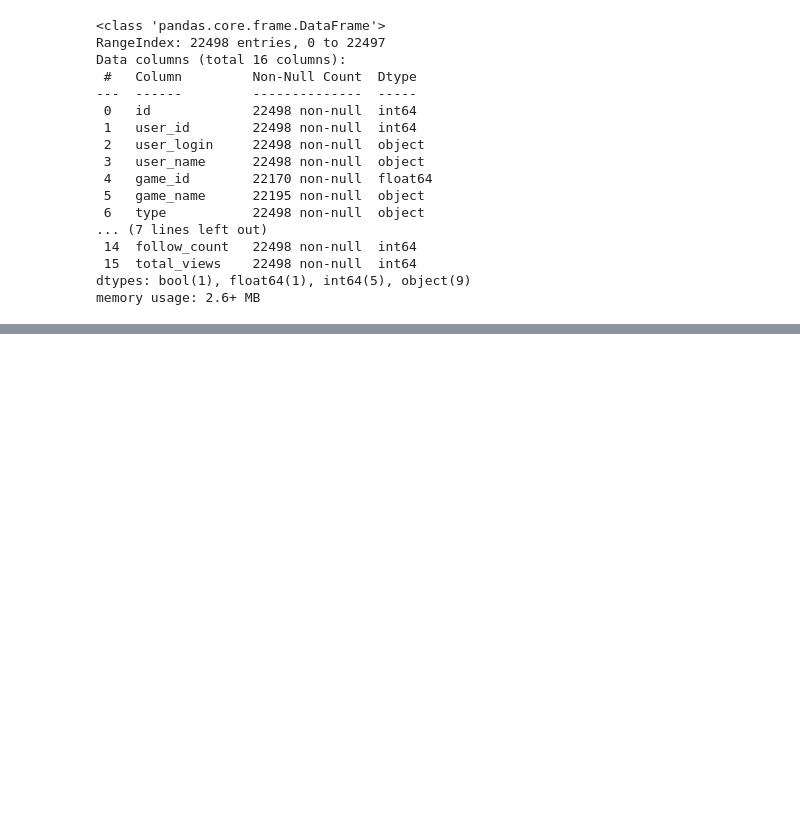
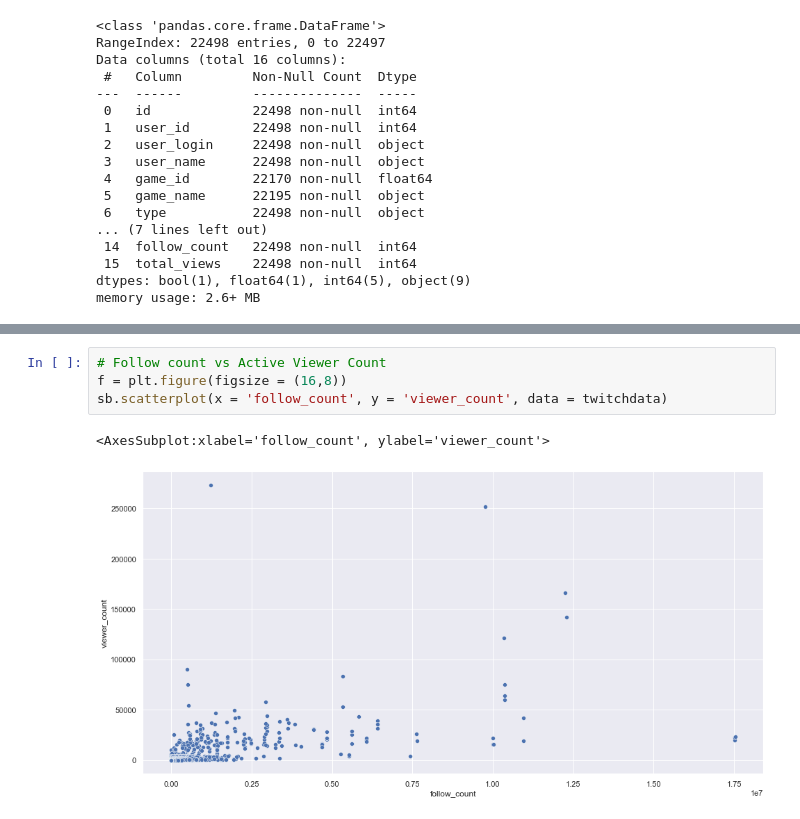
Before and after one commit to whysilon/SC1015proj, a Jupyter notebook: Twitch_SERIOUS.ipynb, the cells around one changed output, grey strips where cells are left out. Cells and saved outputs as stored; diff of their text form; blank space fills up the shorter version.

```diff
--- a/Twitch_SERIOUS.ipynb
+++ b/Twitch_SERIOUS.ipynb
@@ -43,0 +90,7 @@ memory usage: 2.6+ MB
+# %%
+# Follow count vs Active Viewer Count
+f = plt.figure(figsize = (16,8))
+sb.scatterplot(x = 'follow_count', y = 'viewer_count', data = twitchdata)
+# %% [output]
+<AxesSubplot:xlabel='follow_count', ylabel='viewer_count'>
+[figure, added]
```
Also changed, not shown: parts of 48 cells of this notebook.
